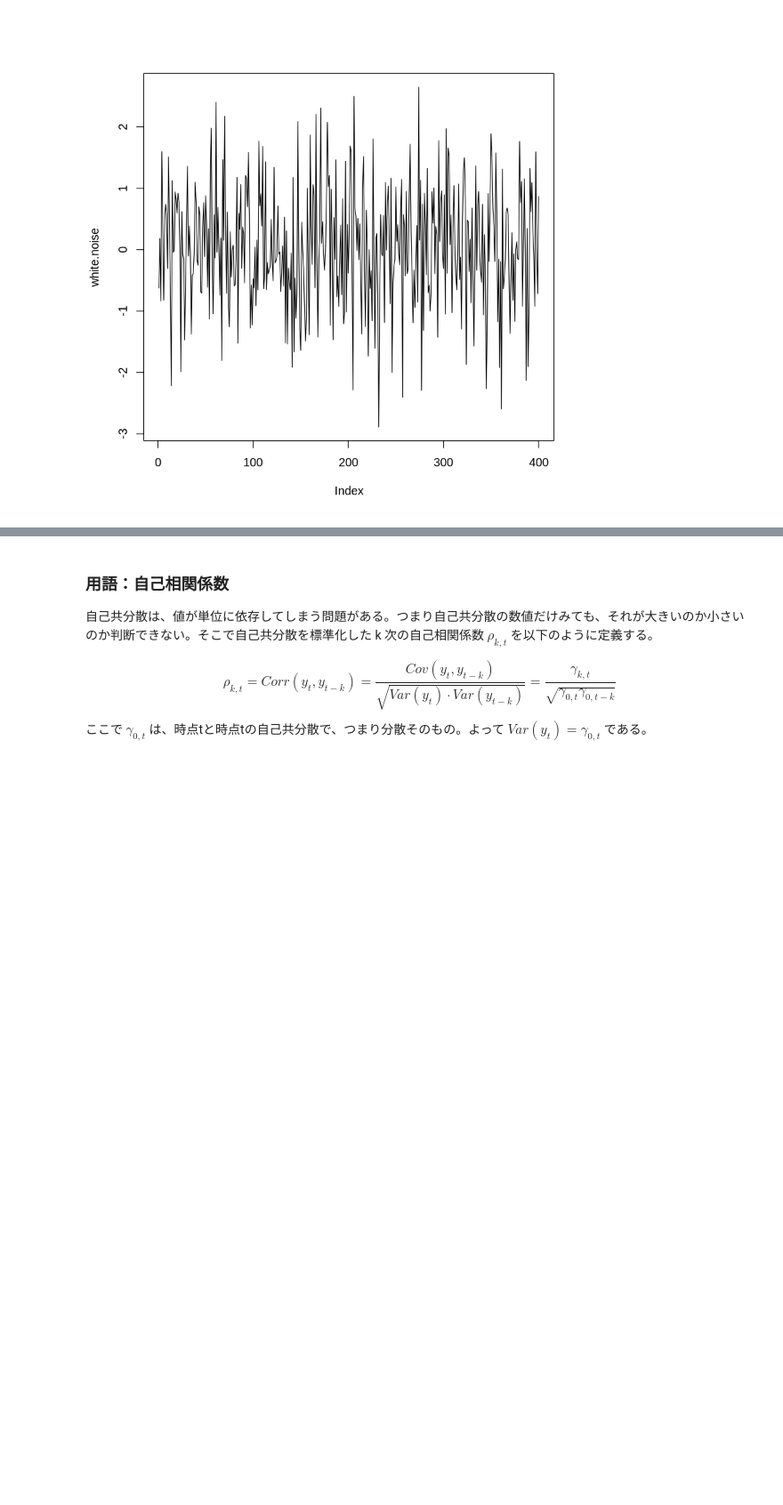
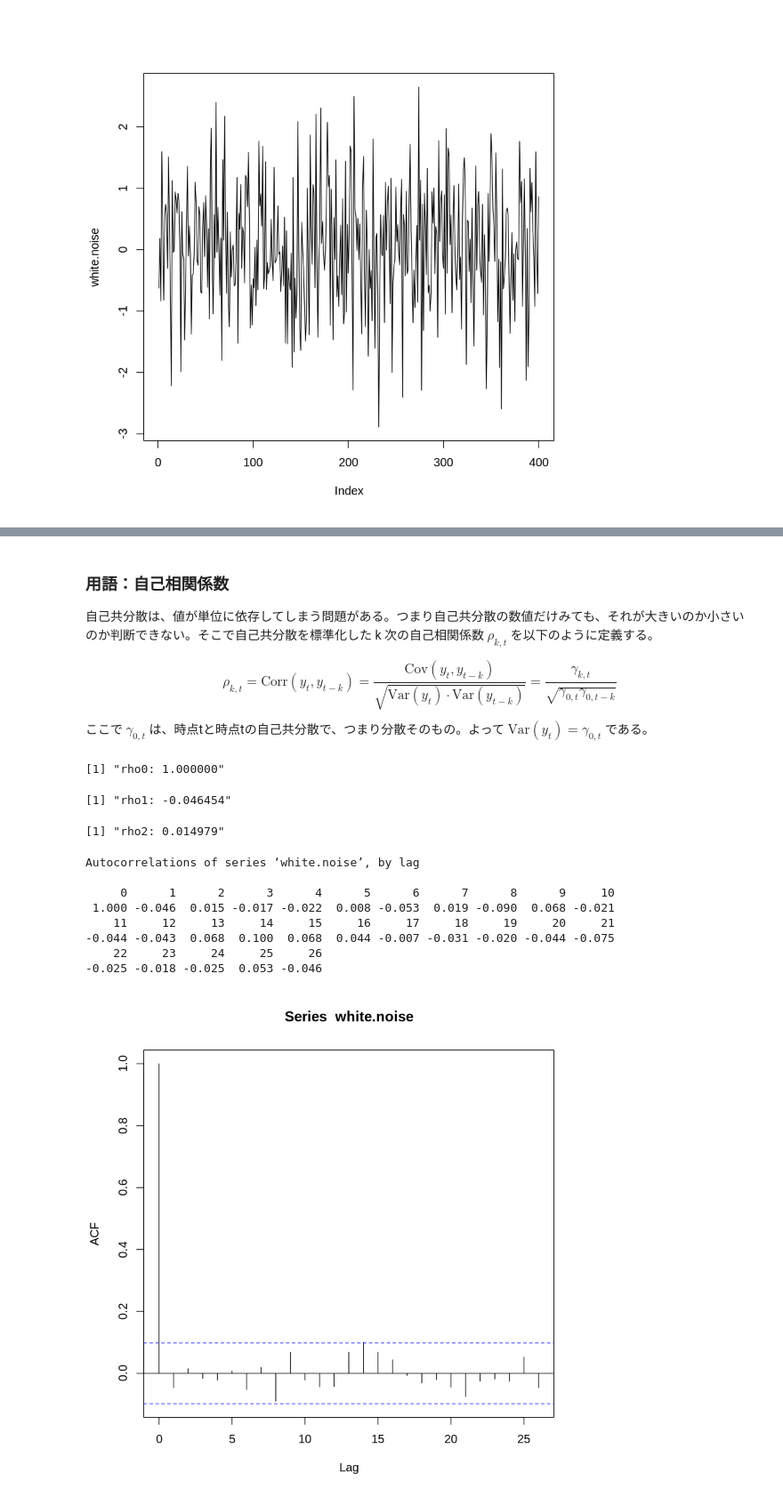
Before and after one commit to shimomura1004/books, a Jupyter notebook: 1.ipynb, the cells around one changed output, grey strips where cells are left out. Shown at 89% size. Saved outputs shown, nothing was run; the diff lists cells and outputs as text; code cells hidden in the pictures; blank space fills up the shorter version.

```diff
--- a/1.ipynb
+++ b/1.ipynb
@@ -20,2 +20,21 @@ $$\gamma_{k,t} = Cov(y, y_{t-k}) = E[(y_t - \mu_t)(y_{t-k} - \mu_{t-k})]$$
 
 $\gamma_{k,t}$ が 0 であるなら、そのデータは k 時点前のデータと現在のデータの間に相関がないことを表している。
+# %%
+len = length(white.noise)
+
+# 標本平均(ホワイトノイズなので標本平均を平均として扱う)
+mu = mean(white.noise)
+
+# 手動で計算(ホワイトノイズなので自己共分散は時刻tに依らない)
+gamma0 = sum((white.noise[1 : len]       - mu) * (white.noise[1 : len] - mu)) / len
+gamma1 = sum((white.noise[1 : (len - 1)] - mu) * (white.noise[2 : len] - mu)) / (len - 1)
+gamma2 = sum((white.noise[1 : (len - 2)] - mu) * (white.noise[3 : len] - mu)) / (len - 2)
+
+# 1次以降の自己共分散は0次と比較して小さい
+sprintf("gamma0: %f", gamma0)
+sprintf("gamma1: %f", gamma1)
+sprintf("gamma2: %f", gamma2)
+
+# 答え合わせ
+acf(white.noise, type="covariance", plot=FALSE)
+# gamma1, gamma2 は len-1 や len-2 で割るより len で割ったほうが acf の計算結果に近くなる？
@@ -23,6 +56,33 @@ $\gamma_{k,t}$ が 0 であるなら、そのデータは k 時点前のデー
 ### 用語：自己相関係数
 自己共分散は、値が単位に依存してしまう問題がある。つまり自己共分散の数値だけみても、それが大きいのか小さいのか判断できない。そこで自己共分散を標準化した k 次の自己相関係数 $\rho_{k,t}$ を以下のように定義する。
 
-$$\rho_{k,t} = Corr(y_t, y_{t-k}) = \frac{Cov(y_t, y_{t-k})}{\sqrt{Var(y_t) \cdot Var(y_{t-k})}} = \frac{\gamma_{k,t}}{\sqrt{\gamma_{0,t} \gamma_{0,t-k}}}$$
+$$\rho_{k,t} = \mbox{Corr}(y_t, y_{t-k}) = \frac{\mbox{Cov}(y_t, y_{t-k})}{\sqrt{\mbox{Var}(y_t) \cdot \mbox{Var}(y_{t-k})}} = \frac{\gamma_{k,t}}{\sqrt{\gamma_{0,t} \gamma_{0,t-k}}}$$
 
-ここで $\gamma_{0,t}$ は、時点tと時点tの自己共分散で、つまり分散そのもの。よって $Var(y_t) = \gamma_{0,t}$ である。
+ここで $\gamma_{0,t}$ は、時点tと時点tの自己共分散で、つまり分散そのもの。よって $\mbox{Var}(y_t) = \gamma_{0,t}$ である。
+# %%
+# ホワイトノイズなので自己共分散 gamma は時刻に依らない、なので rho も時刻に依らない
+rho0 = gamma0 / sqrt(gamma0 * gamma0)
+rho1 = gamma1 / sqrt(gamma0 * gamma0)
+rho2 = gamma2 / sqrt(gamma0 * gamma0)
+
+# 1次以降の自己相関は0次と比較して小さい
+sprintf("rho0: %f", rho0)
+sprintf("rho1: %f", rho1)
+sprintf("rho2: %f", rho2)
+
+# 答え合わせ
+acf(white.noise, type="correlation", plot=FALSE)
+acf(white.noise, type="correlation", plot=TRUE)
+# %% [output]
+[1] "rho0: 1.000000"
+[1] "rho1: -0.046454"
+[1] "rho2: 0.014979"
+Autocorrelations of series ‘white.noise’, by lag
+
+     0      1      2      3      4      5      6      7      8      9     10
+ 1.000 -0.046  0.015 -0.017 -0.022  0.008 -0.053  0.019 -0.090  0.068 -0.021
+    11     12     13     14     15     16     17     18     19     20     21
+-0.044 -0.043  0.068  0.100  0.068  0.044 -0.007 -0.031 -0.020 -0.044 -0.075
+    22     23     24     25     26
+-0.025 -0.018 -0.025  0.053 -0.046
+[figure, added]
```
Also changed, not shown: parts of 2 cells of this notebook.
